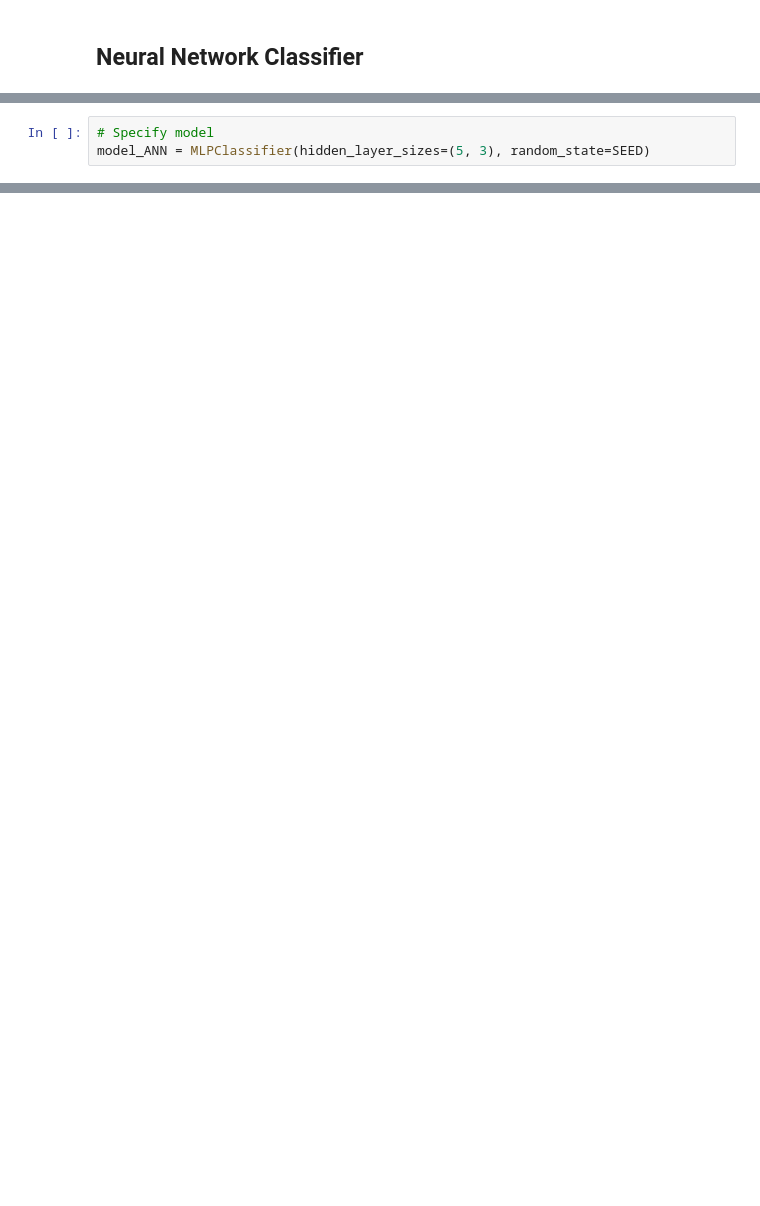
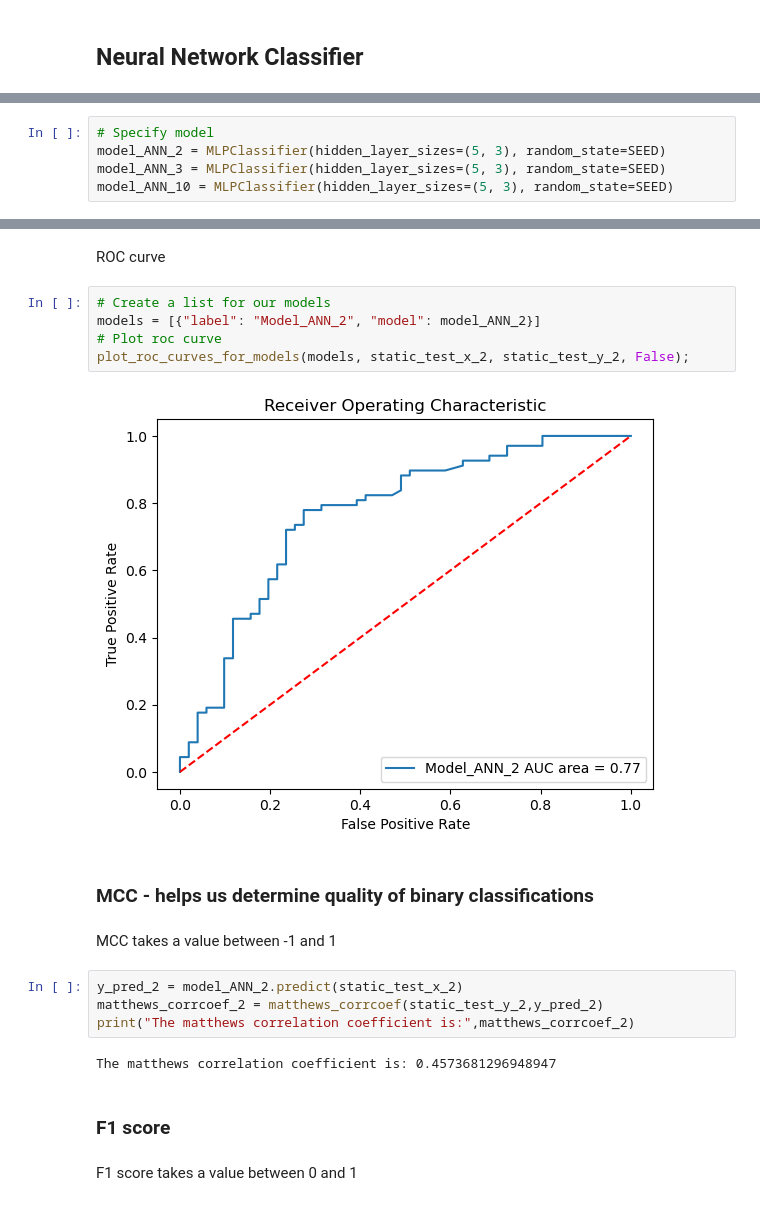
Before and after one commit to ASarriJackson/SummerProject, a Jupyter notebook: Classifiers/Classification_neural_network.ipynb, the cells around one changed output, grey strips where cells are left out. Saved outputs shown, nothing was run; the diff lists cells and outputs as text; blank space fills up the shorter version.

Commit message:
Comparing different bin sizes on ROC plots and various different coefficients

```diff
--- a/Classifiers/Classification_neural_network.ipynb
+++ b/Classifiers/Classification_neural_network.ipynb
@@ -102,3 +128,5 @@ print("Test data size:", len(static_test_x_10))
 # %%
 # Specify model
-model_ANN = MLPClassifier(hidden_layer_sizes=(5, 3), random_state=SEED)
+model_ANN_2 = MLPClassifier(hidden_layer_sizes=(5, 3), random_state=SEED)
+model_ANN_3 = MLPClassifier(hidden_layer_sizes=(5, 3), random_state=SEED)
+model_ANN_10 = MLPClassifier(hidden_layer_sizes=(5, 3), random_state=SEED)
@@ -104,0 +141,23 @@ model_ANN = MLPClassifier(hidden_layer_sizes=(5, 3), random_state=SEED)
+# %% [markdown]
+ROC curve
+# %%
+# Create a list for our models
+models = [{"label": "Model_ANN_2", "model": model_ANN_2}]
+# Plot roc curve
+plot_roc_curves_for_models(models, static_test_x_2, static_test_y_2, False);
+# %% [output]
+[figure, added]
+# %% [markdown]
+### MCC - helps us determine quality of binary classifications ###
+# %% [markdown]
+MCC takes a value between -1 and 1
+# %%
+y_pred_2 = model_ANN_2.predict(static_test_x_2)
+matthews_corrcoef_2 = matthews_corrcoef(static_test_y_2,y_pred_2)
+print("The matthews correlation coefficient is:",matthews_corrcoef_2)
+# %% [output]
+The matthews correlation coefficient is: 0.4573681296948947
+# %% [markdown]
+### F1 score ###
+# %% [markdown]
+F1 score takes a value between 0 and 1
```
Also changed, not shown: parts of 50 cells of this notebook, 1 other file.
